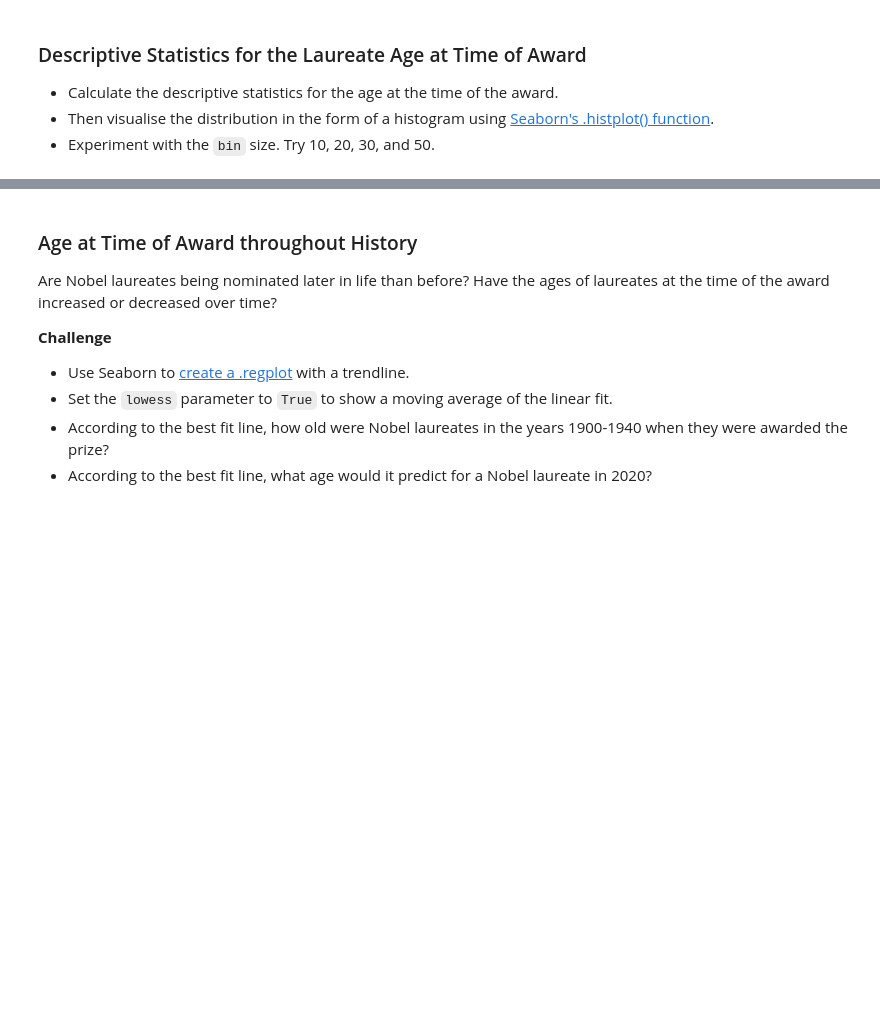
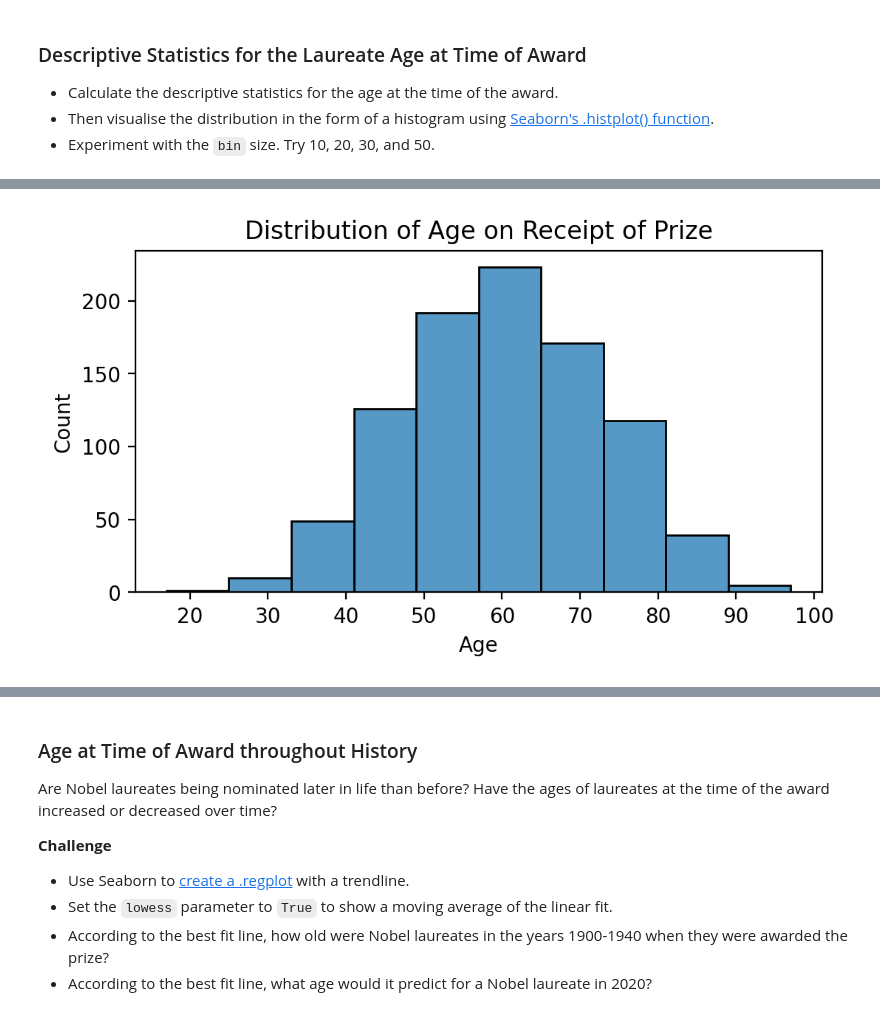
Before and after one commit to juandrzej/100days_of_code, a Jupyter notebook: Day_79_Nobel_Prize_Analysis.ipynb, the cells around one changed output, grey strips where cells are left out. Saved outputs shown, nothing was run; the diff lists cells and outputs as text; code cells hidden in the pictures; blank space fills up the shorter version.

```diff
--- a/Day_79_Nobel_Prize_Analysis.ipynb
+++ b/Day_79_Nobel_Prize_Analysis.ipynb
@@ -911,0 +1090,5 @@ How Old Are the Laureates When the Win the Prize?
+# %%
+year = pd.to_numeric(df_data['year'])
+birth_date = pd.to_numeric(df_data['birth_date'].dt.year)
+df_data['winning_age'] = year - birth_date
+df_data.head()
@@ -926,0 +1140,14 @@ How Old Are the Laureates When the Win the Prize?
+# %%
+plt.figure(figsize=(6, 3), dpi=200)
+
+histogram = sns.histplot(
+    data=df_data,
+    x='winning_age',
+    bins=10,
+)
+
+plt.xlabel('Age')
+plt.title('Distribution of Age on Receipt of Prize')
+plt.show()
+# %% [output]
+[figure, added]
```
Also changed, not shown: parts of 20 cells of this notebook.
